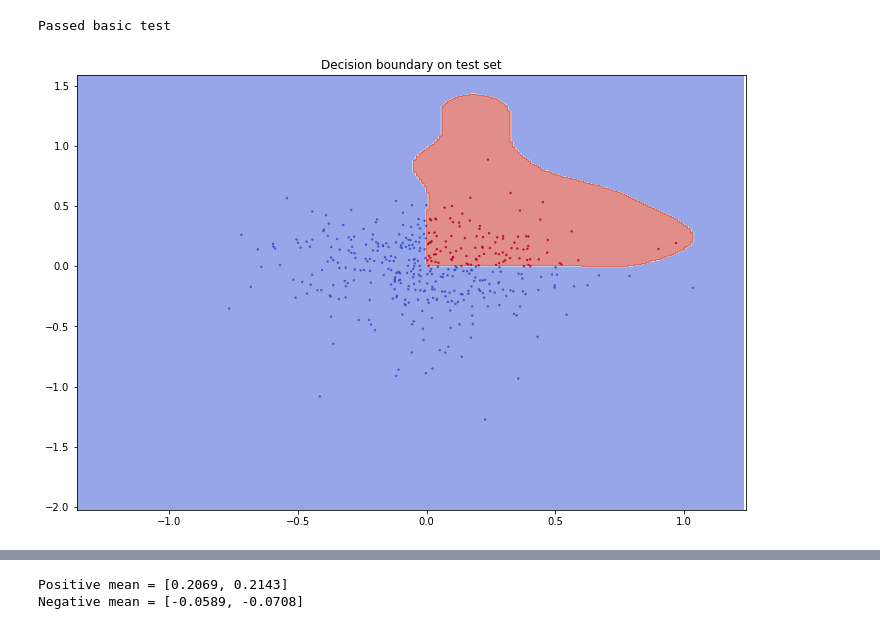
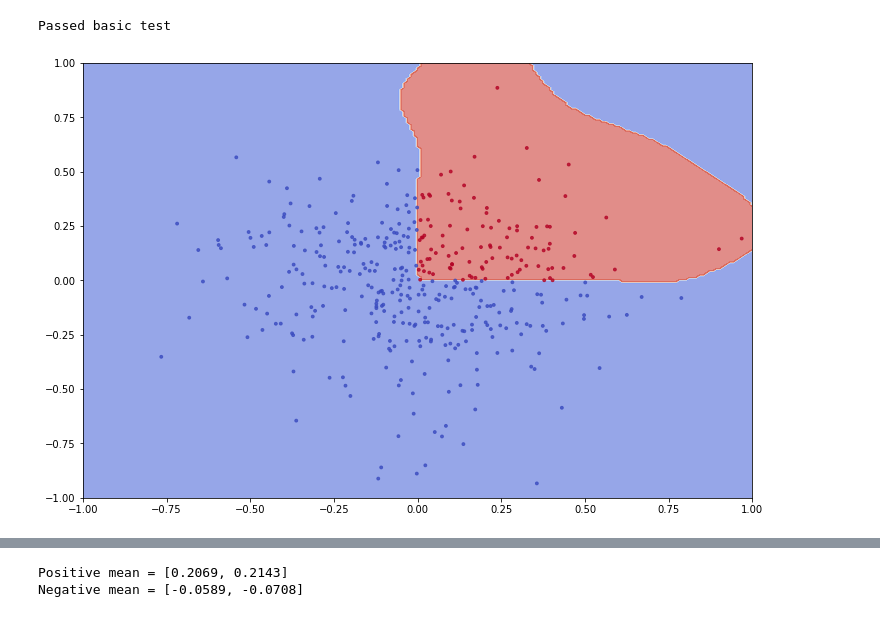
Before and after one commit to changx03/jupyter_tensorflow, a Jupyter notebook: And Gate Adversarial Example.ipynb, the cells around one changed output, grey strips where cells are left out. Saved outputs shown, nothing was run; the diff lists cells and outputs as text; code cells hidden in the pictures.

```diff
--- a/And Gate Adversarial Example.ipynb
+++ b/And Gate Adversarial Example.ipynb
@@ -77,23 +76,22 @@ Passed basic test
 # %%
 h = .01
 
 xx, yy = np.meshgrid(
     np.arange(x_min[0], x_max[0], h),
     np.arange(x_min[1], x_max[1], h))
 Z = model_svm.predict(np.c_[xx.ravel(), yy.ravel()])
 Z = Z.reshape(xx.shape)
 
 plt.figure(figsize=figsize.tolist())
 plt.contourf(xx, yy, Z, cmap='coolwarm', alpha=0.6)
 plt.scatter(
-    x_test[:, 0], x_test[:, 1], c=y_test, marker='.', alpha=0.8,
+    x_test[:, 0], x_test[:, 1], c=y_test, marker='o', alpha=0.8,
     cmap='coolwarm', s=8, edgecolor='face')
-plt.xlim(x_min[0], x_max[0])
-plt.ylim(x_min[1], x_max[1])
-plt.title('Decision boundary on test set')
+plt.xlim(-1.0, 1.0)
+plt.ylim(-1.0, 1.0)
 plt.show()
 # %% [output]
-[figure, old version]
+[figure, new version]
 # %%
 model_svm.get_params()
 # %% [output]
```
Also changed, not shown: parts of 9 cells of this notebook.
